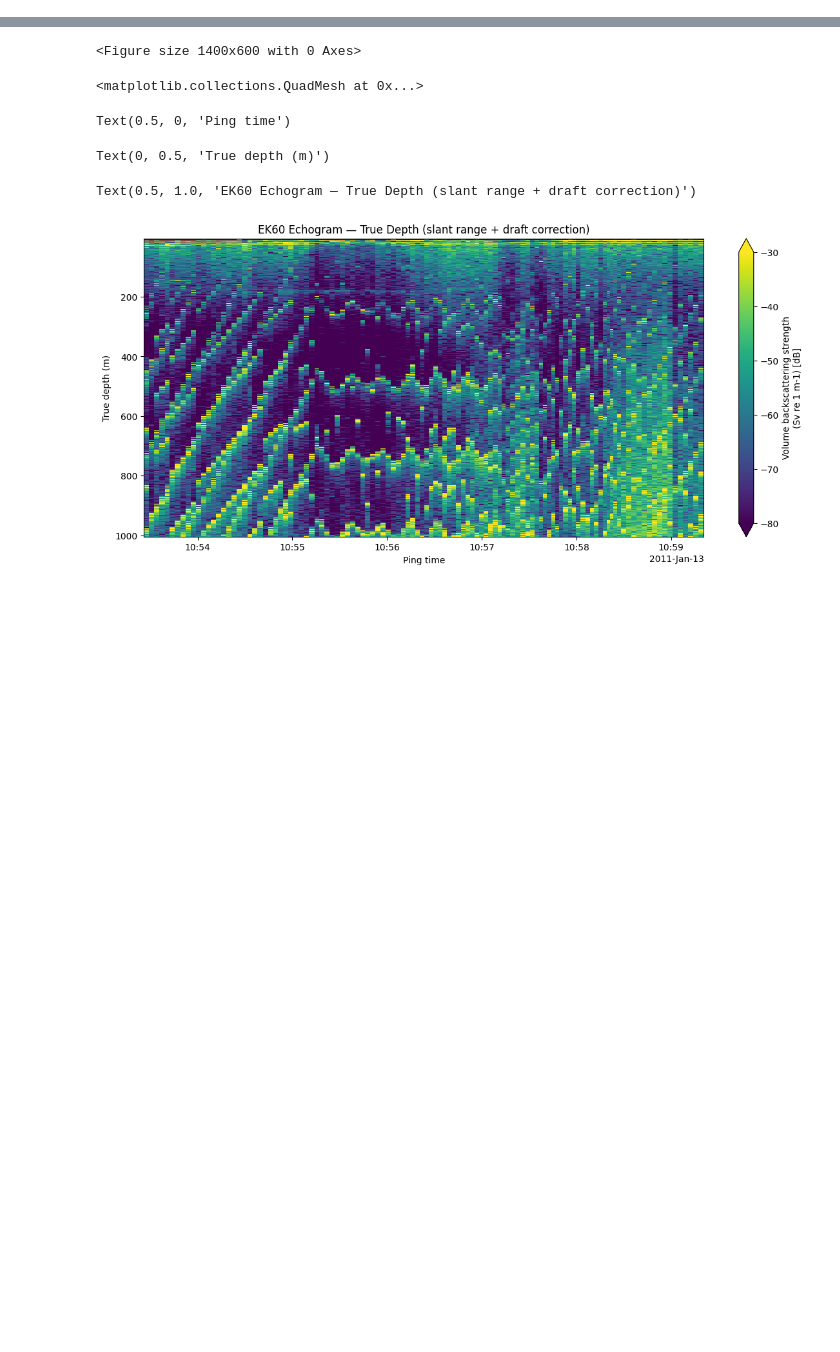
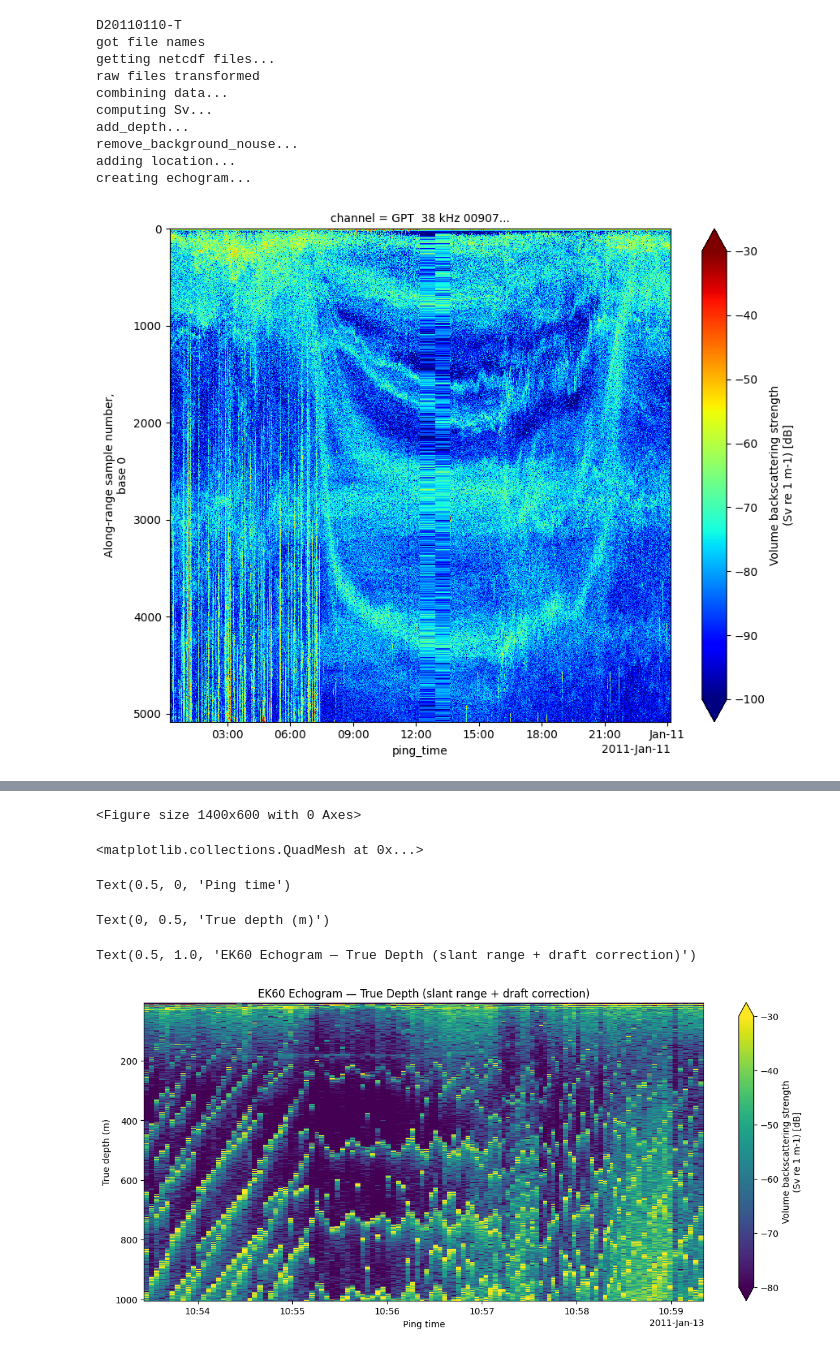
Before and after one commit to acabrer/oceanica, a Jupyter notebook: src/processing/raw_data_processing.ipynb, the cells around one changed output, grey strips where cells are left out. Drawn from its saved outputs; the diff is of its cells as text; code cells hidden in the pictures; blank space fills up the shorter version.

Commit message:
data processing

```diff
--- a/src/processing/raw_data_processing.ipynb
+++ b/src/processing/raw_data_processing.ipynb
@@ -17,4 +21,0 @@ rawFileDate = datetime.datetime(int(FileName[1:5]), int(FileName[5:7]), int(File
-# %%
-#1. Load the raw data
-# # for EK60 file
-ed = ep.open_raw("../data/MALASPINA_LEG1/" + FileName + '.raw', sonar_model="EK60")  # for EK60 file
@@ -23,3 +22,71 @@ ed
-# %%
-ed_Sv = ep.calibrate.compute_Sv(ed)
-ed_Sv = ep.consolidate.add_depth(ed_Sv)
+# %%
+#transform all files to netcdf
+for date in dates:
+    FileNames = [
+        f for f in os.listdir('../data/MALASPINA_LEG1/')
+        if date in f and '.raw' in f]
+    print('got file names')
+
+    for FileName in FileNames:
+        ed = ep.open_raw("../data/MALASPINA_LEG1/" + FileName, sonar_model="EK60")  # for EK60 file
+        ed.to_netcdf("../data/MALASPINA_LEG1/netcdf/" + FileName + '.nc')
+# %%
+for date in dates:
+    print(date)
+    #extract raw file names for that date
+    FileNames = [
+        f for f in os.listdir('../data/MALASPINA_LEG1/')
+        if date in f and '.raw' in f]
+    print('got file names')
+
+    #get a list of all the converted raw files into EchoData objects
+    print('getting netcdf files...')
+    ed_list = []
+    for FileName in FileNames:
+        ed = ep.open_converted("../data/MALASPINA_LEG1/netcdf/" + FileName + '.nc')
+        ed_list.append(ed)
+        del ed
+    print('raw files transformed')
+
+    #combine echodata converted for the same day and process for two outputs: echogram and coordinates
+    print('combining data...')
+    ed_cons = ep.combine_echodata(ed_list)
+    print('computing Sv...')
+    ed_Sv = ep.calibrate.compute_Sv(ed_cons)
+
+    print('add_depth...')
+    ed_Sv = ep.consolidate.add_depth(ed_Sv)
+    print('remove_background_nouse...')
+    ds_Sv = ep.clean.remove_background_noise(    # obtain a denoised Sv dataset
+    ed_Sv,                # calibrated Sv dataset
+    range_sample_num=30,  # number of samples along the range_sample dimension for estimating noise
+    ping_num=5,           # number of pings for estimating noise
+    )
+    print('adding location...')
+    ed_Sv = ep.consolidate.add_location(ds_Sv, ed_cons)
+    ed_Sv[['latitude', 'longitude']].to_dataframe().to_csv('../data/coords/'+date+'.csv')
+    print('creating echogram...')
+    echogramPlot = ed_Sv["Sv"].sortby('ping_time').plot(
+    x="ping_time",
+    row="channel",
+    figsize=(9, 7),
+    vmin=-100,
+    vmax=-30,
+    cmap="jet",
+    )
+    for ax in echogramPlot.axs.flatten():
+        ax.invert_yaxis()
+    echogramPlot.fig.savefig("../data/echograms/"+date+'.png', dpi=300, bbox_inches="tight")
+    del echogramPlot, ed_cons, ed_Sv
+# %% [output]
+D20110110-T
+got file names
+getting netcdf files...
+raw files transformed
+combining data...
+computing Sv...
+add_depth...
+remove_background_nouse...
+adding location...
+creating echogram...
+[figure, added]
```
Also changed, not shown: parts of 17 cells of this notebook, 2 other files.
